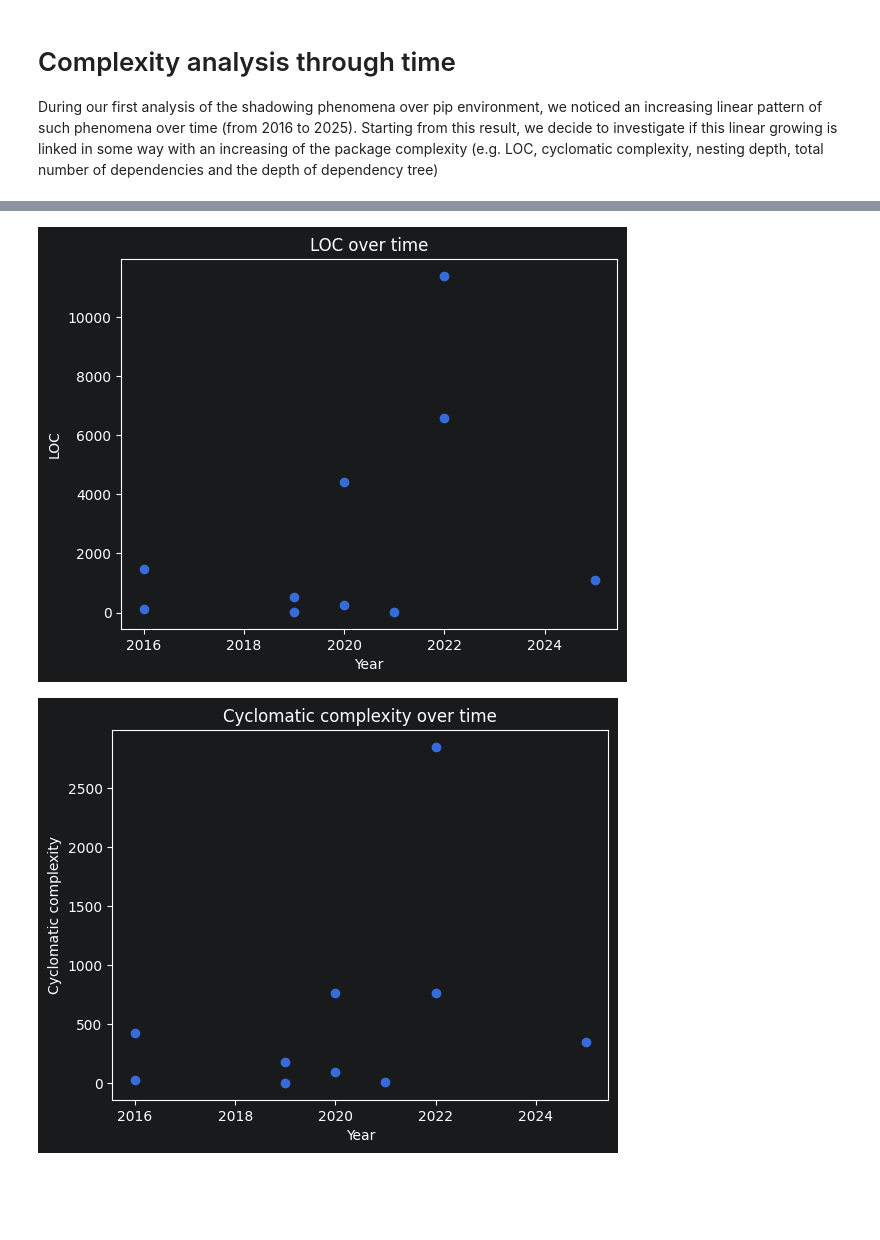
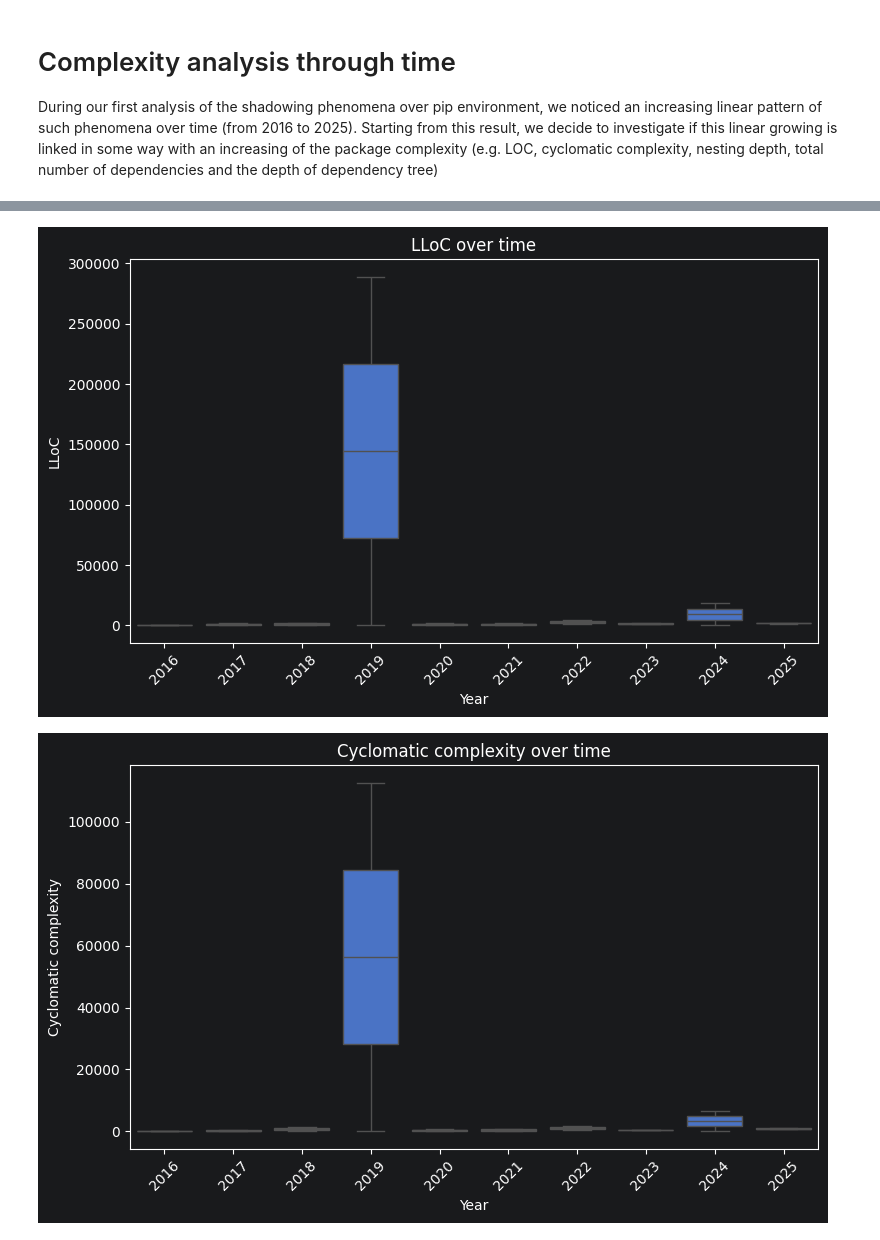
Before and after one commit to denisG99/ATCNS-Supply-Chain-Attack, a Jupyter notebook: src/complexity/analysis.ipynb, the cells around one changed output, grey strips where cells are left out. Cells and saved outputs as stored; diff of their text form; code cells hidden in the pictures; blank space fills up the shorter version.

Commit message:
boxplot representation

```diff
--- a/src/complexity/analysis.ipynb
+++ b/src/complexity/analysis.ipynb
@@ -9,5 +9,5 @@ import seaborn as sn
 # %%
-DATA_PATH = "../../data/complexity/test.csv"
+DATA_PATH = "../../data/complexity/complexity.csv"
 
 df  = pd.read_csv(DATA_PATH)
 
@@ -31,7 +31,7 @@ df
 # %%
 # wrangling dataframe to have it package-wise
 df_packages = df.groupby(["year", "package"]).agg(
-    loc = ("loc", "sum"),
+    lloc = ("lloc", "sum"),
     cyclomatic_complexity = ("cyclomatic_complexity", "sum"),
     max_scope_nesting_level = ("max_scope_nesting_level", "mean"),
     total_dependencies = ("total_dependencies", "max"),
@@ -55,18 +61,14 @@ df_packages
 # %%
-def draw_complexity_stats(x, x_label, y, y_label, title):
-    # TODO: migliorare aspetto grafico usando seaborn (dare una volta trovato miglior grafico possibile)
-    plt.scatter(x, y)
+def draw_complexity_stats(data, x_col, y_col, x_label, y_label, title):
+    plt.figure(figsize=(8, 5))
+
+    sns.boxplot(data=data, x=x_col, y=y_col)
 
     plt.title(title)
     plt.xlabel(x_label)
     plt.ylabel(y_label)
+    plt.xticks(rotation=45)
+    plt.tight_layout()
     plt.show()
 
 df_packages_plot = df_packages.reset_index() # reset the index to be able to plot it easily using year as x-axis
-
-x_axis = df_packages_plot.loc[:, "year"]
-y_loc_axis = df_packages_plot.loc[:, "loc"]
-y_cc_axis = df_packages_plot.loc[:, "cyclomatic_complexity"]
-y_scope_nesting_axis = df_packages_plot.loc[:, "max_scope_nesting_level"]
-y_tot_deps_axis = df_packages_plot.loc[:, "total_dependencies"]
-y_deptree_depth_axis = df_packages_plot.loc[:, "max_dependencies_depth"]
@@ -73,9 +89,9 @@ y_deptree_depth_axis = df_packages_plot.loc[:, "max_dependencies_depth"]
 # %%
-draw_complexity_stats(x_axis, "Year", y_loc_axis, "LOC", "LOC over time")
-draw_complexity_stats(x_axis, "Year", y_cc_axis, "Cyclomatic complexity", "Cyclomatic complexity over time")
-draw_complexity_stats(x_axis, "Year", y_scope_nesting_axis, "Scope nesting level", "Scope nesting level over time")
-draw_complexity_stats(x_axis, "Year", y_tot_deps_axis, "Total dependencies", "Total dependencies over time")
-draw_complexity_stats(x_axis, "Year", y_deptree_depth_axis, "Dependency tree depth", "Dependency tree depth over time")
+draw_complexity_stats(df_packages_plot, "year", "lloc", "Year", "LLoC", "LLoC over time")
+draw_complexity_stats(df_packages_plot, "year", "cyclomatic_complexity", "Year", "Cyclomatic complexity", "Cyclomatic complexity over time")
+draw_complexity_stats(df_packages_plot, "year", "max_scope_nesting_level", "Year", "Scope nesting level", "Scope nesting level over time")
+draw_complexity_stats(df_packages_plot, "year", "total_dependencies", "Year", "Total dependencies", "Total dependencies over time")
+draw_complexity_stats(df_packages_plot, "year", "max_dependencies_depth", "Year", "Dependency tree depth", "Dependency tree depth over time")
 # %% [output]
-[figure, old version]
+[figure, new version]
-[figure, old version]
+[figure, new version]
```
Also changed, not shown: parts of 5 cells of this notebook.
